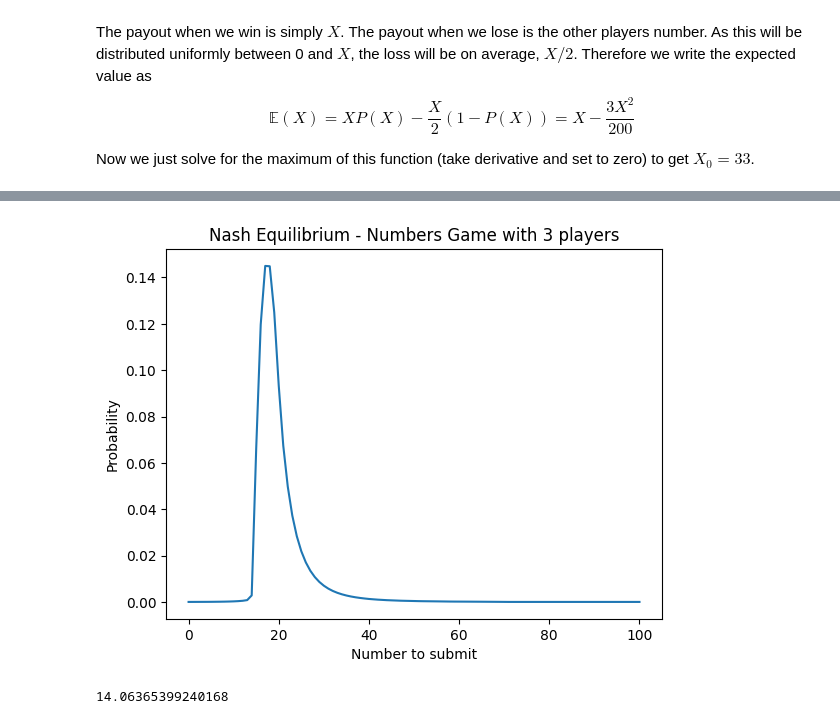
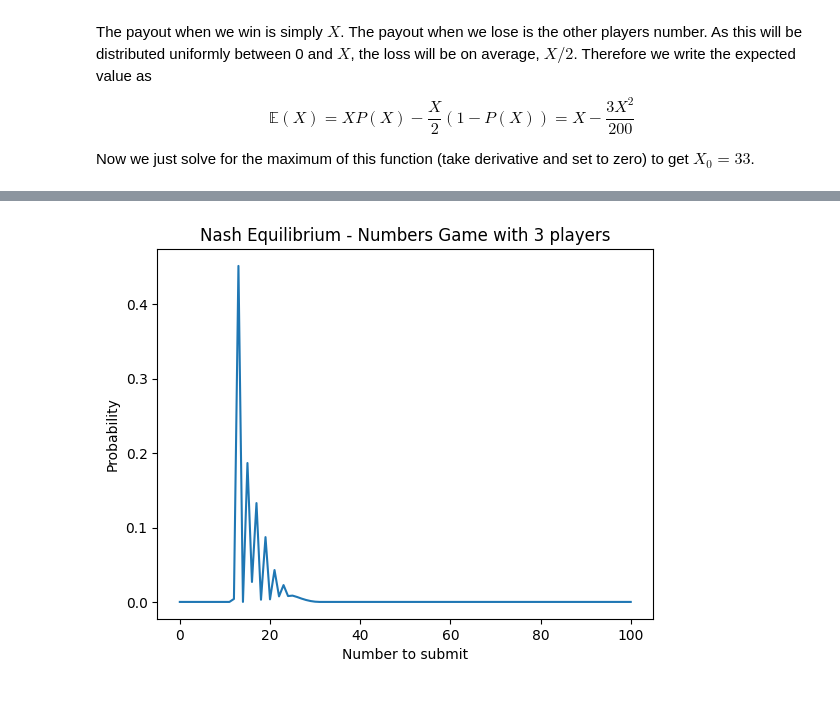
Before and after one commit to BorisDeletic/CompStatsForQuant, a Jupyter notebook: 3GameTheory/b_InterviewGame.ipynb, the cells around one changed output, grey strips where cells are left out. Cells and saved outputs as stored; diff of their text form; code cells hidden in the pictures.

Commit message:
vectorized the code in interview game and change it to CFR+ so that it actually converges close to nash. Also checked that the EV is higher than all pure strategies.

```diff
--- a/3GameTheory/b_InterviewGame.ipynb
+++ b/3GameTheory/b_InterviewGame.ipynb
@@ -127,29 +162,3 @@ def calculate_strategy(acc_regrets: np.array(float)) -> np.array(float):
         return np.ones(N) / N
 
     return positive_regret / normalisation
-# %%
-'''
-Run CFR algorithm.
-We set initial strategy for player A and B to both pick rock 100% of the time.
-'''
-
-strategyA = np.ones(N) / N
-strategyB = np.ones(N) / N
-
-acc_regretsA = np.zeros(N)
-acc_regretsB = np.zeros(N)
-
-steps = 100
-
-strat_history = []
-strat_history_B = []
-
-for t in range(steps):
-    acc_regretsA += calculate_immediate_regret(strategyA, strategyB)
-    strategyA = calculate_strategy(acc_regretsA)
-
-    acc_regretsB += calculate_immediate_regret(strategyB, strategyA)
-    strategyB = calculate_strategy(acc_regretsB)
-
-    strat_history.append(strategyA)
-    strat_history_B.append(strategyB)
@@ -174,19 +197,27 @@ nash_strat_B = stratsB[-1]
+# %%
+'''
+Perform weighted averaging of strategies to get nash solution according to CFR+
+'''
+
+weightings = np.arange(len(strat_history_A))
+
+avg_strats_A = np.sum(strat_history_A * weightings[:, np.newaxis], axis=0)
+avg_strats_B = np.sum(strat_history_B * weightings[:, np.newaxis], axis=0)
+
+norm_A = np.sum(avg_strats_A)
+norm_B = np.sum(avg_strats_A)
+
+nash_strat_A = avg_strats_A / norm_A
+nash_strat_B = avg_strats_B / norm_B
 # %%
 fig, ax = plt.subplots()
 
-ax.plot(nash_strat)
+ax.plot(nash_strat_A)
+# ax.plot(nash_strat_B)
 ax.set_title('Nash Equilibrium - Numbers Game with 3 players')
 ax.set_xlabel('Number to submit')
 ax.set_ylabel('Probability')
 # plt.show()
 plt.savefig('figs/numbers_game_nash.png')
 # %% [output]
-[figure, old version]
+[figure, new version]
-# %%
-hero_EV = 0
-for a in actions:
-    hero_EV += nash_strat[a] * payoff(a, nash_strat_B)
-
-print(hero_EV)
-# %% [output]
-14.06365399240168
```
Also changed, not shown: parts of 11 cells of this notebook, 3 other files.
